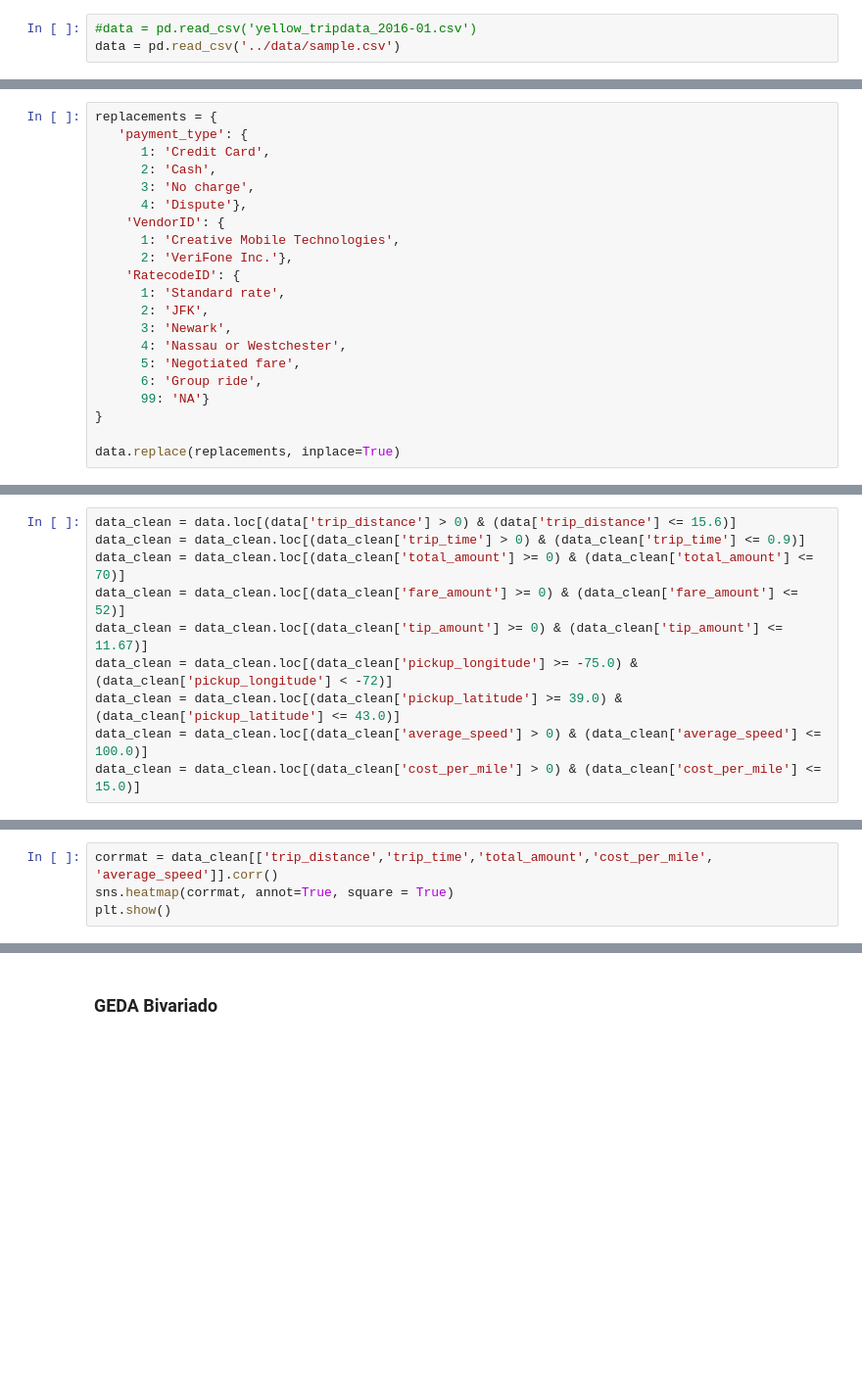
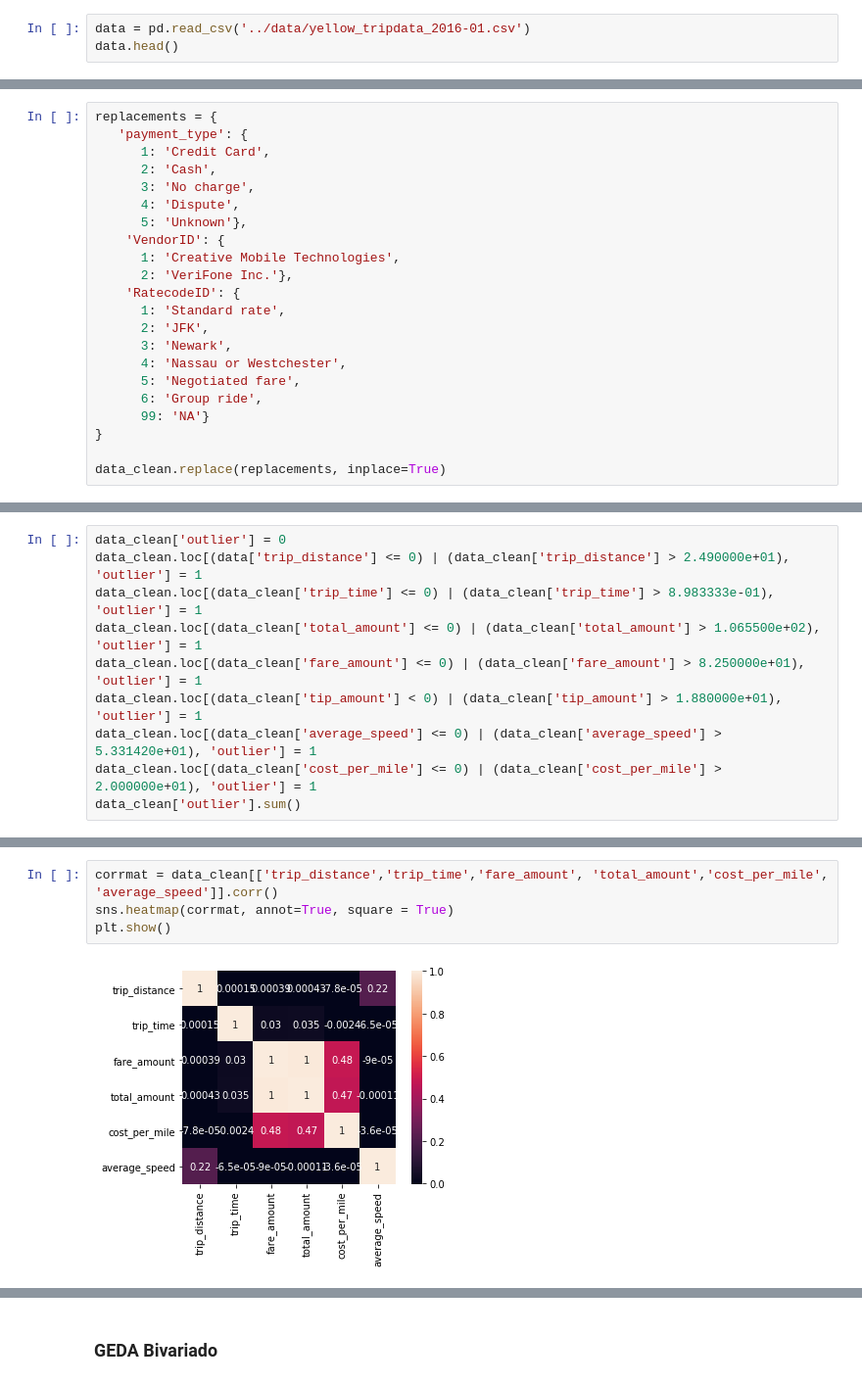
Before and after one commit to cchallu/datank_challenge, a Jupyter notebook: source/datank_challenge.ipynb, the cells around one changed output, grey strips where cells are left out. Shown at 98% size. Cells and saved outputs as stored; diff of their text form; blank space fills up the shorter version.

```diff
--- a/source/datank_challenge.ipynb
+++ b/source/datank_challenge.ipynb
@@ -9,3 +30,3 @@ import seaborn as sns
 # %%
-#data = pd.read_csv('yellow_tripdata_2016-01.csv')
-data = pd.read_csv('../data/sample.csv')
+data = pd.read_csv('../data/yellow_tripdata_2016-01.csv')
+data.head()
@@ -37,7 +98,8 @@ replacements = {
       1: 'Credit Card',
       2: 'Cash',
       3: 'No charge',
-      4: 'Dispute'},
+      4: 'Dispute',
+      5: 'Unknown'},
     'VendorID': {
       1: 'Creative Mobile Technologies',
       2: 'VeriFone Inc.'},
@@ -51,4 +113,4 @@ replacements = {
       99: 'NA'}
 }
 
-data.replace(replacements, inplace=True)
+data_clean.replace(replacements, inplace=True)
@@ -55,10 +136,10 @@ data.replace(replacements, inplace=True)
 # %%
-data_clean = data.loc[(data['trip_distance'] > 0) & (data['trip_distance'] <= 15.6)]
-data_clean = data_clean.loc[(data_clean['trip_time'] > 0) & (data_clean['trip_time'] <= 0.9)]
-data_clean = data_clean.loc[(data_clean['total_amount'] >= 0) & (data_clean['total_amount'] <= 70)]
-data_clean = data_clean.loc[(data_clean['fare_amount'] >= 0) & (data_clean['fare_amount'] <= 52)]
-data_clean = data_clean.loc[(data_clean['tip_amount'] >= 0) & (data_clean['tip_amount'] <= 11.67)]
-data_clean = data_clean.loc[(data_clean['pickup_longitude'] >= -75.0) & (data_clean['pickup_longitude'] < -72)]
-data_clean = data_clean.loc[(data_clean['pickup_latitude'] >= 39.0) & (data_clean['pickup_latitude'] <= 43.0)]
-data_clean = data_clean.loc[(data_clean['average_speed'] > 0) & (data_clean['average_speed'] <= 100.0)]
-data_clean = data_clean.loc[(data_clean['cost_per_mile'] > 0) & (data_clean['cost_per_mile'] <= 15.0)]
+data_clean['outlier'] = 0
+data_clean.loc[(data['trip_distance'] <= 0) | (data_clean['trip_distance'] > 2.490000e+01), 'outlier'] = 1
+data_clean.loc[(data_clean['trip_time'] <= 0) | (data_clean['trip_time'] > 8.983333e-01), 'outlier'] = 1
+data_clean.loc[(data_clean['total_amount'] <= 0) | (data_clean['total_amount'] > 1.065500e+02), 'outlier'] = 1
+data_clean.loc[(data_clean['fare_amount'] <= 0) | (data_clean['fare_amount'] > 8.250000e+01), 'outlier'] = 1
+data_clean.loc[(data_clean['tip_amount'] < 0) | (data_clean['tip_amount'] > 1.880000e+01), 'outlier'] = 1
+data_clean.loc[(data_clean['average_speed'] <= 0) | (data_clean['average_speed'] > 5.331420e+01), 'outlier'] = 1
+data_clean.loc[(data_clean['cost_per_mile'] <= 0) | (data_clean['cost_per_mile'] > 2.000000e+01), 'outlier'] = 1
+data_clean['outlier'].sum()
@@ -67,4 +175,6 @@ data_clean.describe(percentiles=[.01, .25, .5, .75, .99])
 # %%
-corrmat = data_clean[['trip_distance','trip_time','total_amount','cost_per_mile', 'average_speed']].corr()
+corrmat = data_clean[['trip_distance','trip_time','fare_amount', 'total_amount','cost_per_mile', 'average_speed']].corr()
 sns.heatmap(corrmat, annot=True, square = True)
 plt.show()
+# %% [output]
+[figure, added]
```
Also changed, not shown: parts of 104 cells of this notebook.
